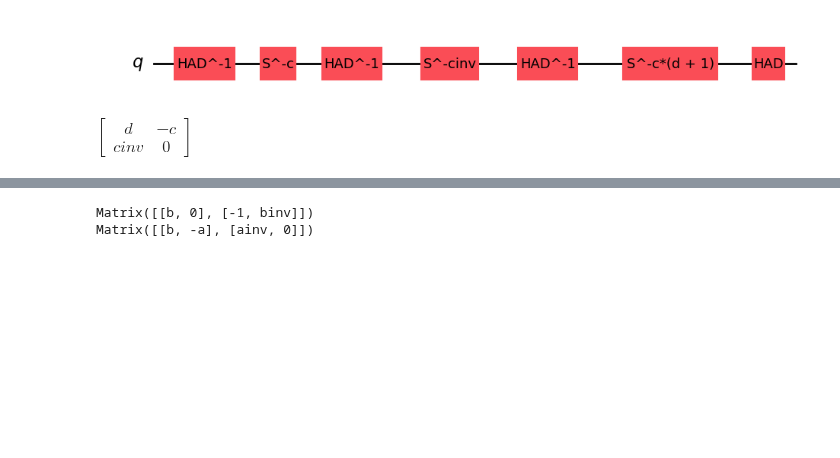
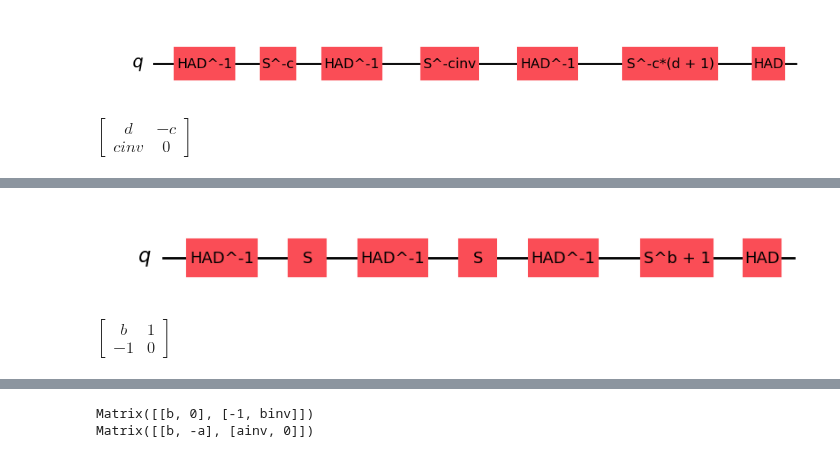
Before and after one commit to SarahMMMLi/QuditClifford, a Jupyter notebook: notebooks/BoxRelation-Soundness.ipynb, the cells around one changed output, grey strips where cells are left out. Cells and saved outputs as stored; diff of their text form; code cells hidden in the pictures; blank space fills up the shorter version.

```diff
--- a/notebooks/BoxRelation-Soundness.ipynb
+++ b/notebooks/BoxRelation-Soundness.ipynb
@@ -456,0 +611,13 @@ $\displaystyle \left[\begin{matrix}d & - c\\cinv & 0\end{matrix}\right]$
+# %%
+a = symbols("a")
+b = symbols("b")
+c = symbols("c")
+d = symbols("d")
+t = symbols("t")
+Aminus1_b = instantiate_A_box(-1, b, 0, 1, 23)
+Aminus1_b_reduce = dizx.symplectic.reduce_matrix(Aminus1_b.to_symplectic_matrix(),[(a,symbolic_inverse(a)),(b,symbolic_inverse(b))])
+display(Aminus1_b.draw())
+Aminus1_b_reduce
+# %% [output]
+[figure, added]
+$\displaystyle \left[\begin{matrix}b & 1\\-1 & 0\end{matrix}\right]$
```
Also changed, not shown: parts of 11 cells of this notebook.
